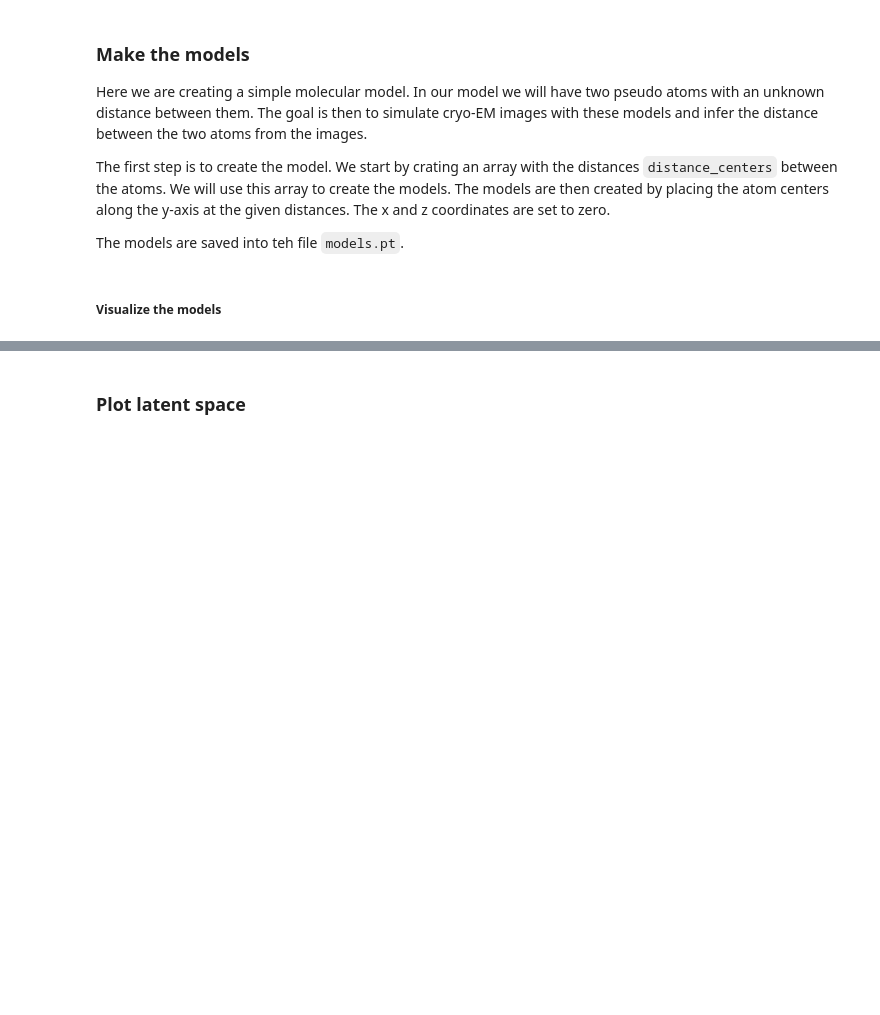
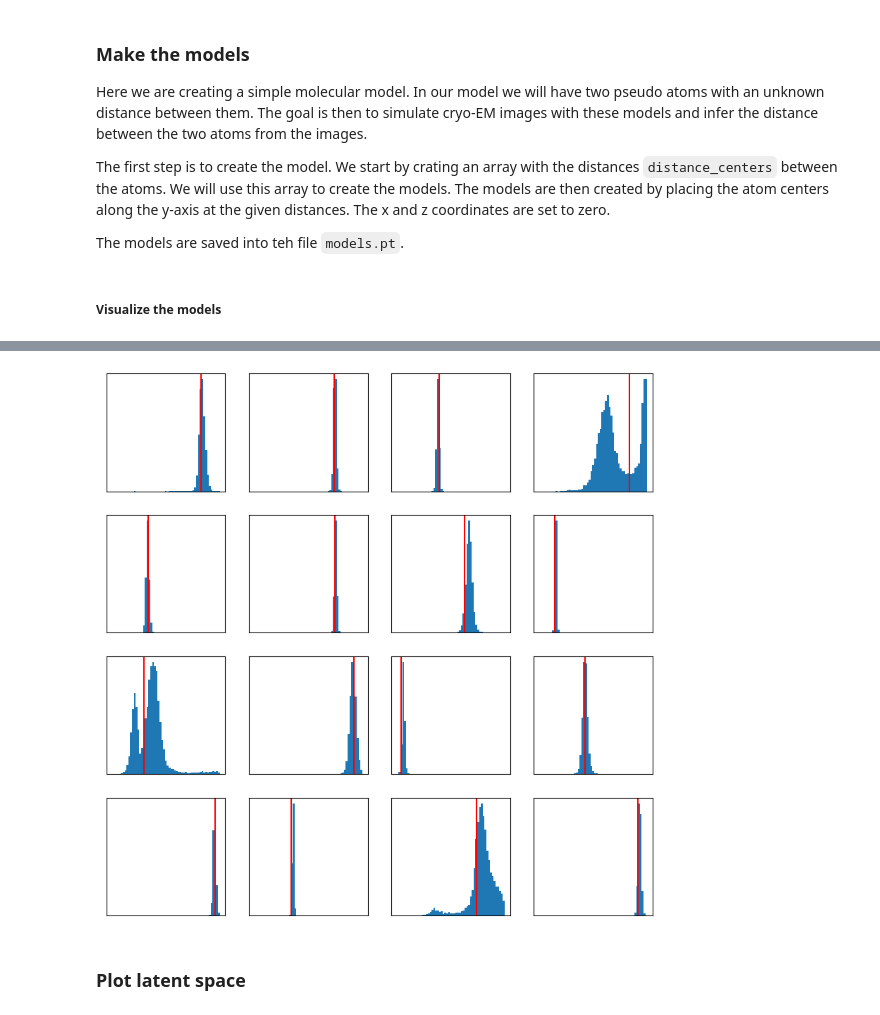
Before and after one commit to flatironinstitute/cryoSBI, a Jupyter notebook: tutorials/tutorial.ipynb, the cells around one changed output, grey strips where cells are left out. Cells and saved outputs as stored; diff of their text form; code cells hidden in the pictures; blank space fills up the shorter version.

```diff
--- a/tutorials/tutorial.ipynb
+++ b/tutorials/tutorial.ipynb
@@ -116,6 +155,6 @@ plt.plot(torch.load("tutorial.loss"))
 # %%
 posterior = est_utils.load_estimator(
-    "train_config.json",
+    "training_parameters.json",
     "tutorial_estimator.pt",
     device="cuda",
 )
@@ -128,11 +167,14 @@ samples = est_utils.sample_posterior(
     device="cuda",
 )
 # %%
-fig, axes = plt.subplots(5, 5, figsize=(10, 10))
+fig, axes = plt.subplots(4, 4, figsize=(10, 10))
 for idx, ax in enumerate(axes.flatten()):
     ax.hist(samples[:, idx].flatten(), bins=np.linspace(0, simulator.max_index, 60))
     ax.axvline(dist[idx], ymax=1, ymin=0, color="red")
     ax.set_yticks([])
+    ax.set_xticks([])
+# %% [output]
+[figure, added]
 # %% [markdown]
 ### Plot latent space
 # %%
```
Also changed, not shown: parts of 25 cells of this notebook, 2 other files.
